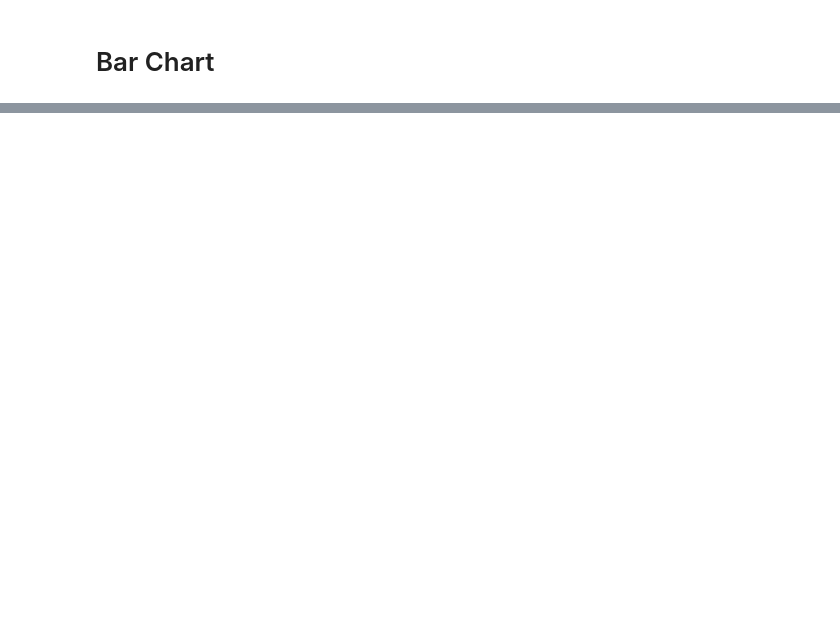
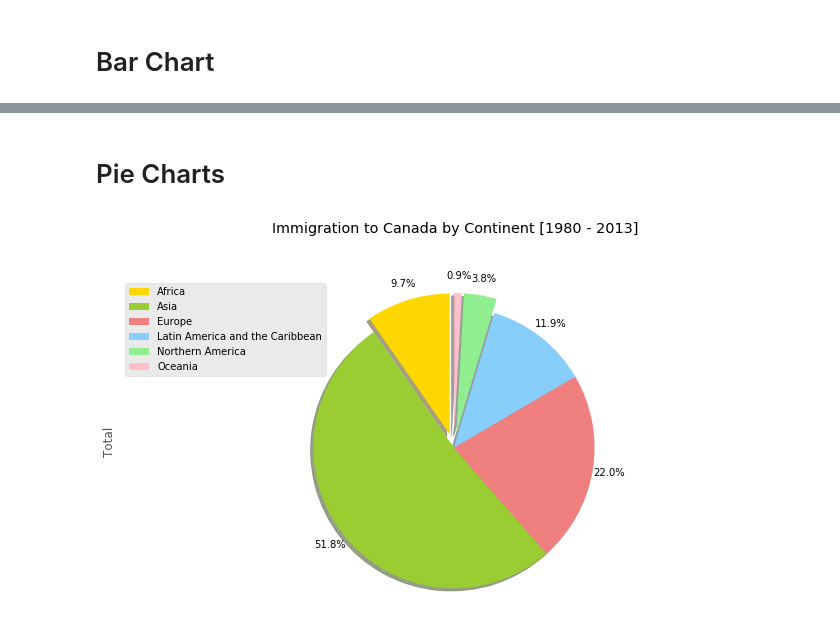
Before and after one commit to ksnblr/Coursera_Capstone, a Jupyter notebook: Pandas Basics.ipynb, the cells around one changed output, grey strips where cells are left out. Cells and saved outputs as stored; diff of their text form; code cells hidden in the pictures; blank space fills up the shorter version.

```diff
--- a/Pandas Basics.ipynb
+++ b/Pandas Basics.ipynb
@@ -285,0 +288,26 @@ plt.legend("Albania")
+# %% [markdown]
+# Pie Charts
+# %%
+df_continent=df_can.groupby('Continent').sum()
+# %%
+colors_list = ['gold', 'yellowgreen', 'lightcoral', 'lightskyblue', 'lightgreen', 'pink']
+explode_list = [0.1, 0, 0, 0, 0.1, 0.1] # ratio for each continent with which to offset each wedge.
+
+df_continent['Total'].plot(kind='pie',
+                            figsize=(12, 6),
+                            autopct='%1.1f%%',
+                            startangle=90,
+                            shadow=True,
+                            labels=None,         # turn off labels on pie chart
+                            pctdistance=1.12,    # the ratio between the center of each pie slice and the start of the text generated by autopct
+                            colors=colors_list,  # add custom colors
+                            explode=explode_list # 'explode' lowest 3 continents
+                          )
+
+plt.title('Immigration to Canada by Continent [1980 - 2013]', y=1.12)
+plt.axis('equal')
+# add legend
+plt.legend(labels=df_continent.index, loc='upper left')
+plt.show()
+# %% [output]
+[figure, added]
```
Also changed, not shown: parts of 10 cells of this notebook.
